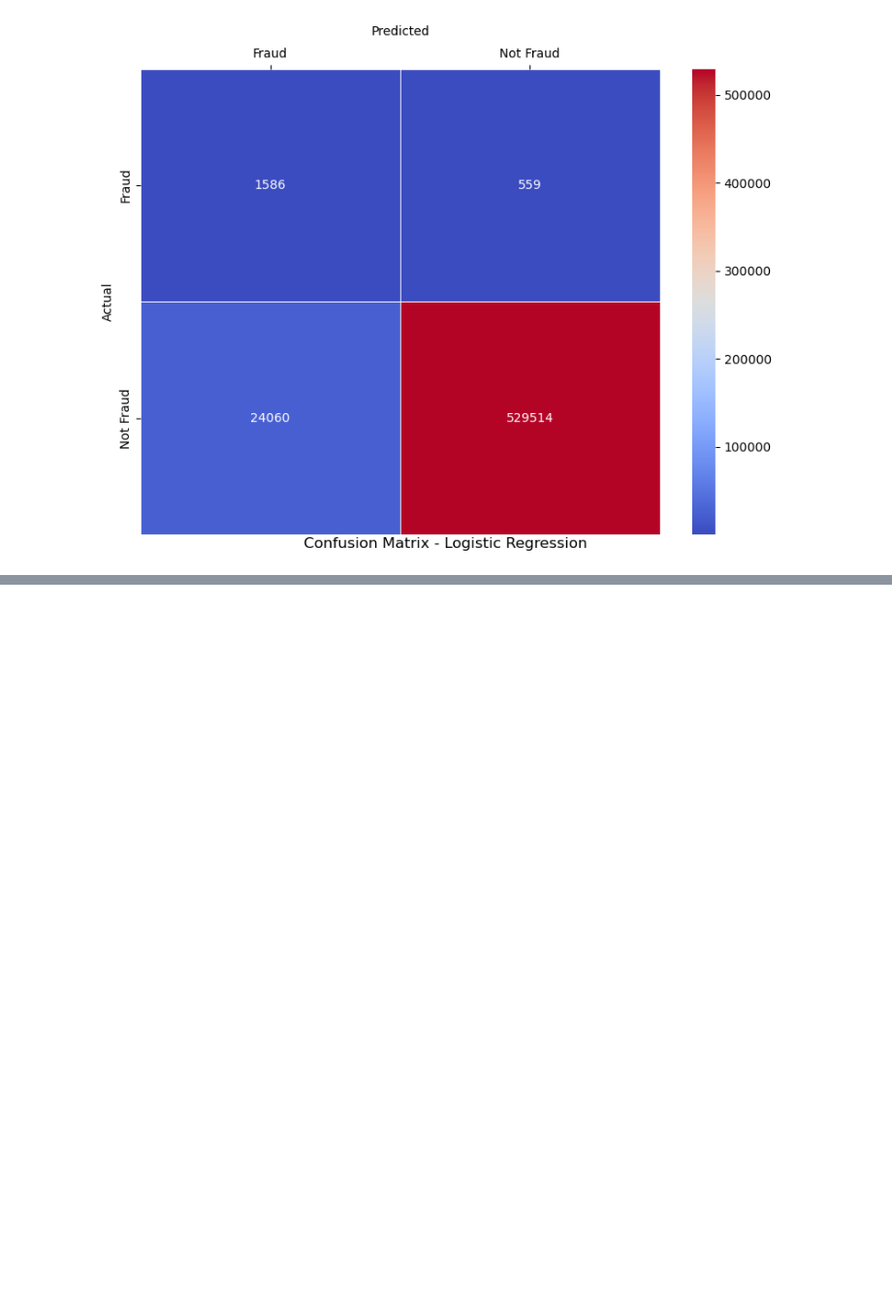
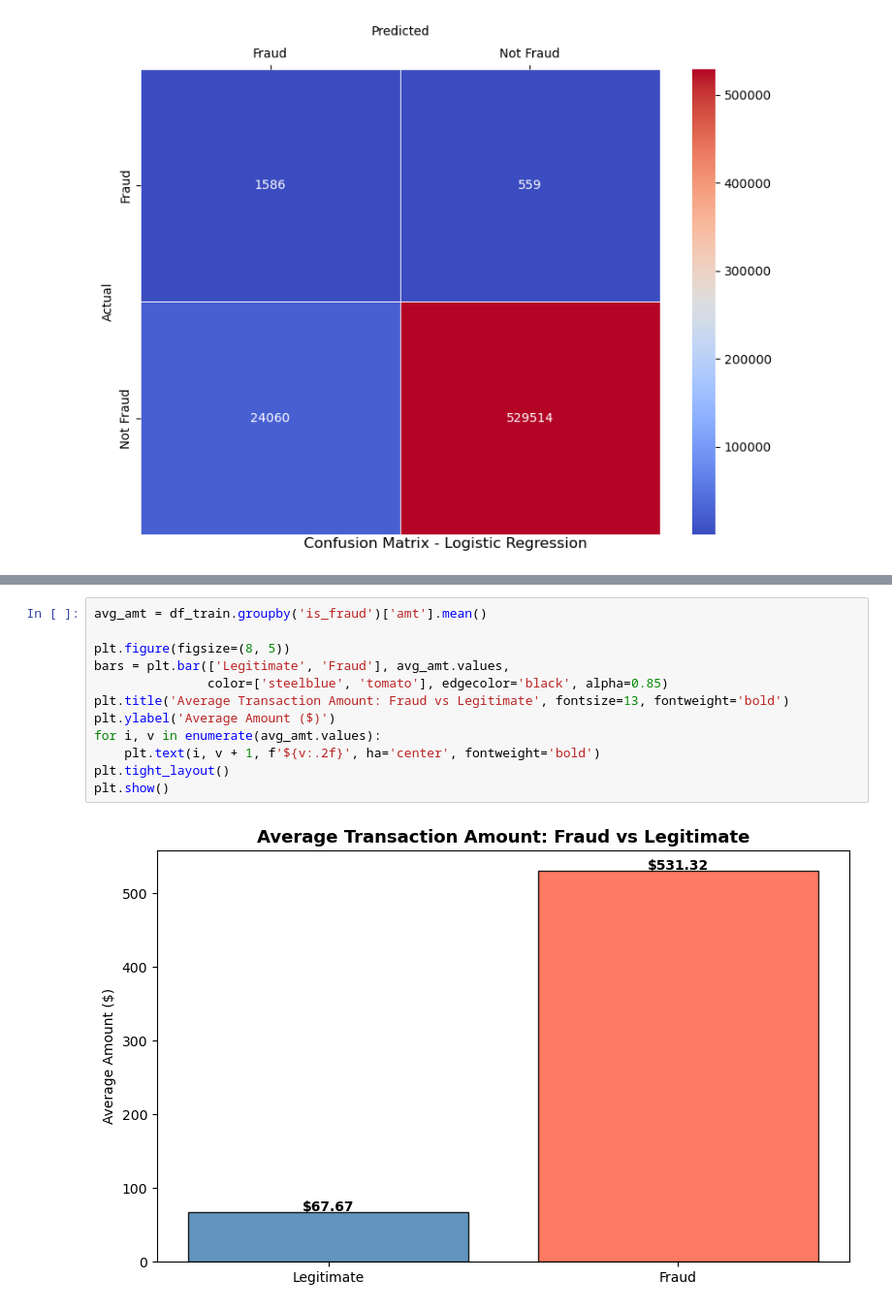
Before and after one commit to Tanjinul/INF2179-ML-Final-Project, a Jupyter notebook: Data_Cleaning_Exploratory.ipynb, the cells around one changed output, grey strips where cells are left out. Shown at 97% size. Drawn from its saved outputs; the diff is of its cells as text; blank space fills up the shorter version.

```diff
--- a/Data_Cleaning_Exploratory.ipynb
+++ b/Data_Cleaning_Exploratory.ipynb
@@ -629,0 +692,14 @@ plt.show()
+# %%
+avg_amt = df_train.groupby('is_fraud')['amt'].mean()
+
+plt.figure(figsize=(8, 5))
+bars = plt.bar(['Legitimate', 'Fraud'], avg_amt.values,
+               color=['steelblue', 'tomato'], edgecolor='black', alpha=0.85)
+plt.title('Average Transaction Amount: Fraud vs Legitimate', fontsize=13, fontweight='bold')
+plt.ylabel('Average Amount ($)')
+for i, v in enumerate(avg_amt.values):
+    plt.text(i, v + 1, f'${v:.2f}', ha='center', fontweight='bold')
+plt.tight_layout()
+plt.show()
+# %% [output]
+[figure, added]
```
Also changed, not shown: parts of 9 cells of this notebook, 4 other files.
